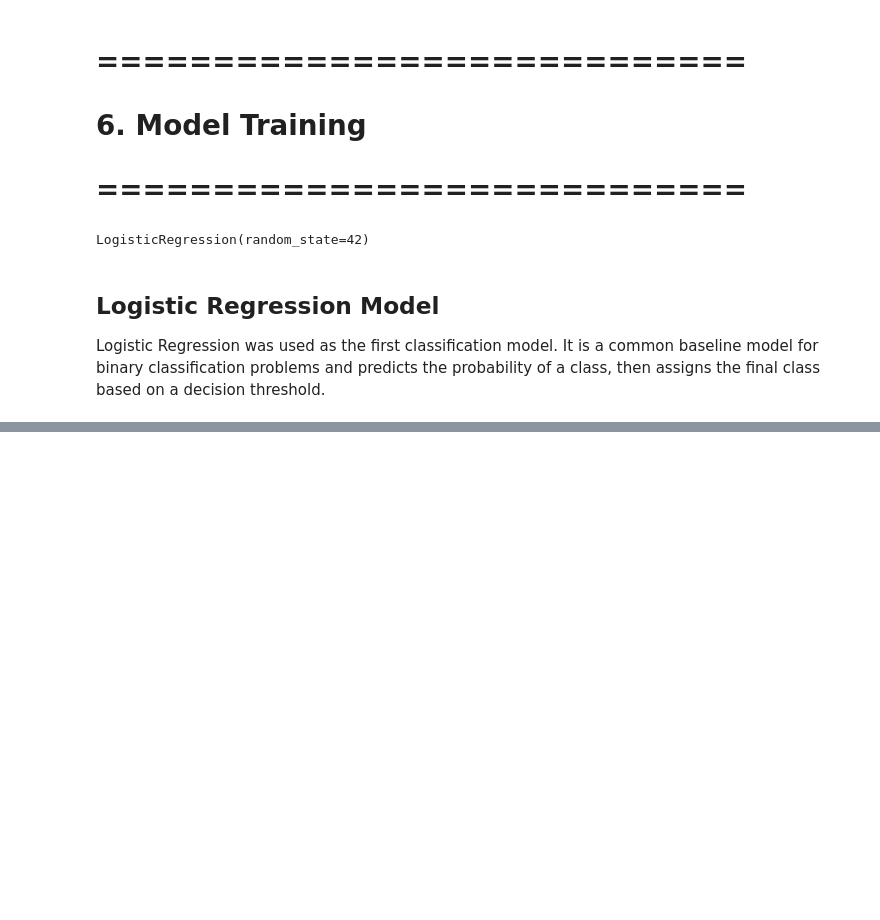
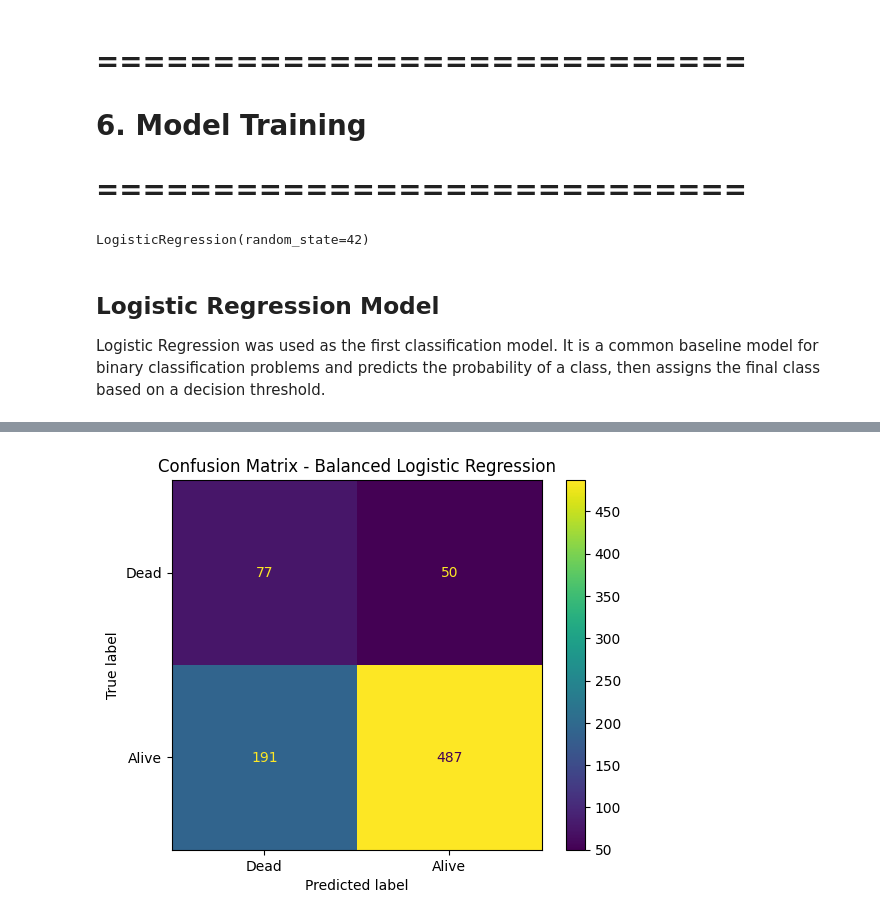
Before and after one commit to mohammadSous/breast-cancer-survival-prediction, a Jupyter notebook: main.ipynb, the cells around one changed output, grey strips where cells are left out. Saved outputs shown, nothing was run; the diff lists cells and outputs as text; code cells hidden in the pictures; blank space fills up the shorter version.

```diff
--- a/main.ipynb
+++ b/main.ipynb
@@ -334,0 +412,10 @@ Logistic Regression was used as the first classification model. It is a common b
+# %%
+balanced_logistic_model = LogisticRegression(
+    C=1,
+    class_weight="balanced",
+    random_state=42
+)
+
+balanced_logistic_model.fit(X_train_processed, y_train)
+
+y_pred_balanced = balanced_logistic_model.predict(X_test_processed)
@@ -334,0 +436,12 @@ Logistic Regression was used as the first classification model. It is a common b
+# %%
+cm_balanced = confusion_matrix(y_test, y_pred_balanced)
+
+ConfusionMatrixDisplay(
+    confusion_matrix=cm_balanced,
+    display_labels=["Dead", "Alive"]
+).plot()
+
+plt.title("Confusion Matrix - Balanced Logistic Regression")
+plt.show()
+# %% [output]
+[figure, added]
```
Also changed, not shown: parts of 13 cells of this notebook.
